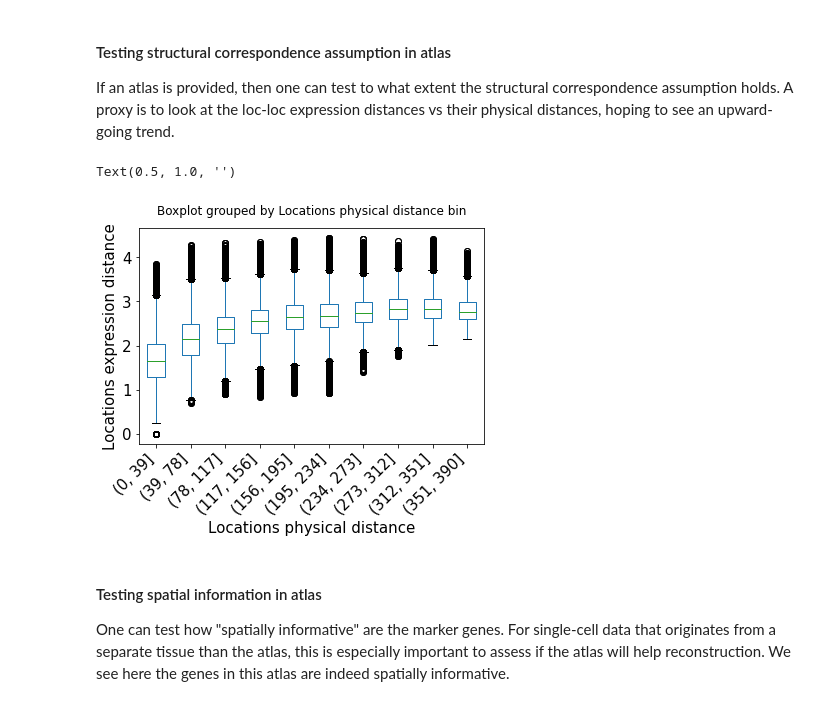
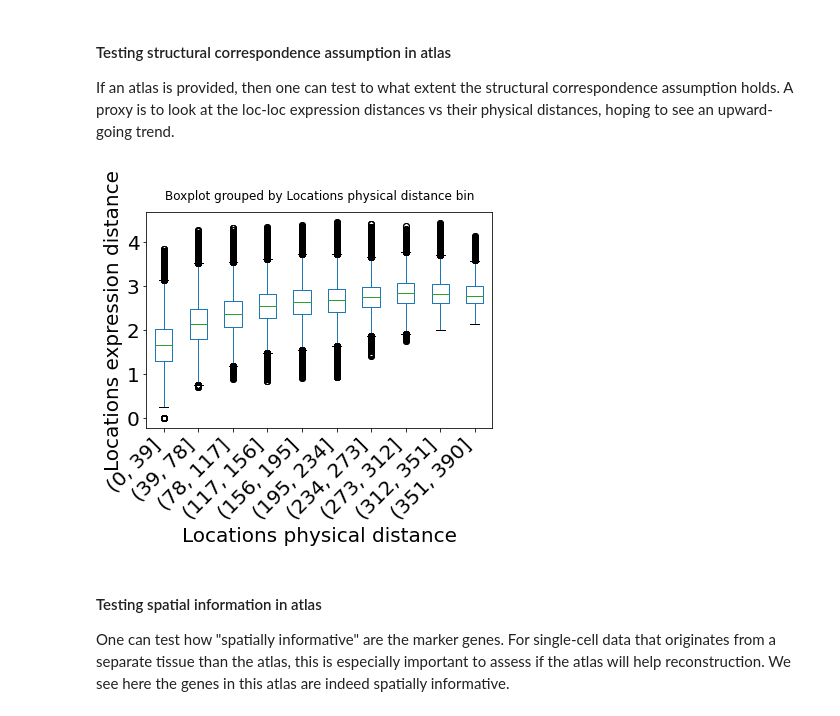
Before and after one commit to rajewsky-lab/novosparc, a Jupyter notebook: reconstruct_drosophila_embryo_tutorial.ipynb, the cells around one changed output. Saved outputs shown, nothing was run; the diff lists cells and outputs as text; code cells hidden in the pictures.

Commit message:
moved plotting code to functions and added documentation

```diff
--- a/reconstruct_drosophila_embryo_tutorial.ipynb
+++ b/reconstruct_drosophila_embryo_tutorial.ipynb
@@ -198,31 +198,11 @@ Note that expression can also be inferred over a configured target space from im
 # %% [markdown]
 #### Testing structural correspondence assumption in atlas
 If an atlas is provided, then one can test to what extent the structural correspondence assumption holds. A proxy is to look at the loc-loc expression distances vs their physical distances, hoping to see an upward-going trend.
-# %%
-# Tip: visualizing loc-loc expression distances vs their physical distances
-locs_exp_dist = squareform(pdist(atlas.X))
-locs_phys_dist = squareform(pdist(locations))
-exp_col = 'Locations expression distance'
-phys_col = 'Locations physical distance'
-phys_col_bin = 'Locations physical distance bin'
-
-df = pd.DataFrame({exp_col: locs_exp_dist.flatten(),
-                  phys_col: locs_phys_dist.flatten()})
-
-nbins = 10
-lower, higher = int(df[phys_col].min()), int(np.ceil(df[phys_col].max()))
-edges = range(lower, higher, int((higher - lower)/nbins)) # the number of edges is 8
-lbs = ['(%d, %d]'%(edges[i], edges[i+1]) for i in range(len(edges)-1)]
-df[phys_col_bin] = pd.cut(df[phys_col], bins=nbins, labels=lbs, include_lowest=True)
-
-df.boxplot(column=[exp_col], by=[phys_col_bin], grid=False, fontsize=tit_size)
-plt.xticks(rotation=45, ha='right')
-plt.ylabel(exp_col, size=tit_size)
-plt.xlabel(phys_col, size=tit_size)
-plt.title('')
-# %% [output]
-Text(0.5, 1.0, '')
-[figure, removed]
+# %%
+# Tip: visualizing loc-loc expression distances vs their physical distances
+novosparc.pl.plot_exp_loc_dists(atlas.X, locations)
+# %% [output]
+[figure, added]
 # %% [markdown]
 #### Testing spatial information in atlas
 One can test how "spatially informative" are the marker genes. For single-cell data that originates from a separate tissue than the atlas, this is especially important to assess if the atlas will help reconstruction. We see here the genes in this atlas are indeed spatially informative.
```
Also changed, not shown: parts of 10 cells of this notebook, 6 other files.
